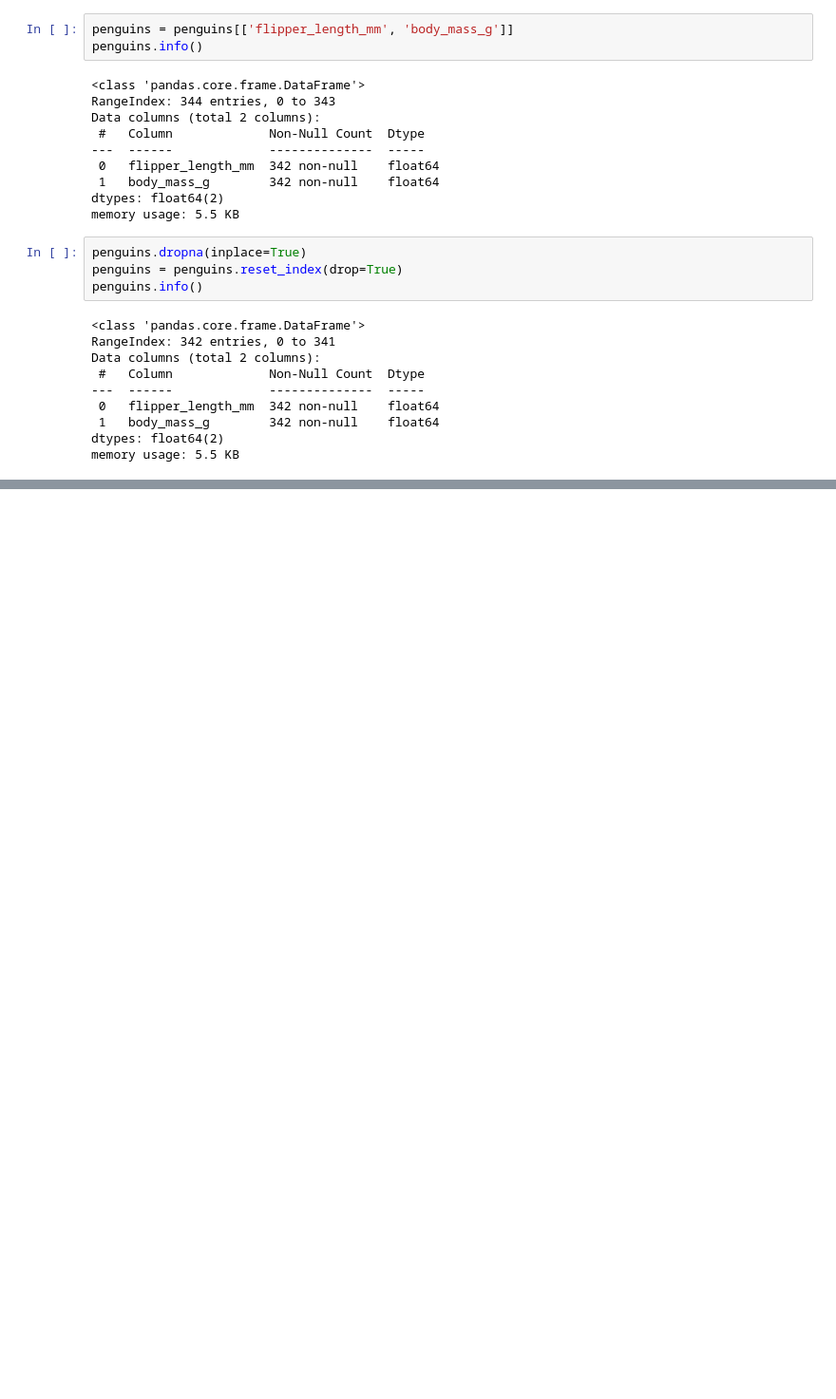
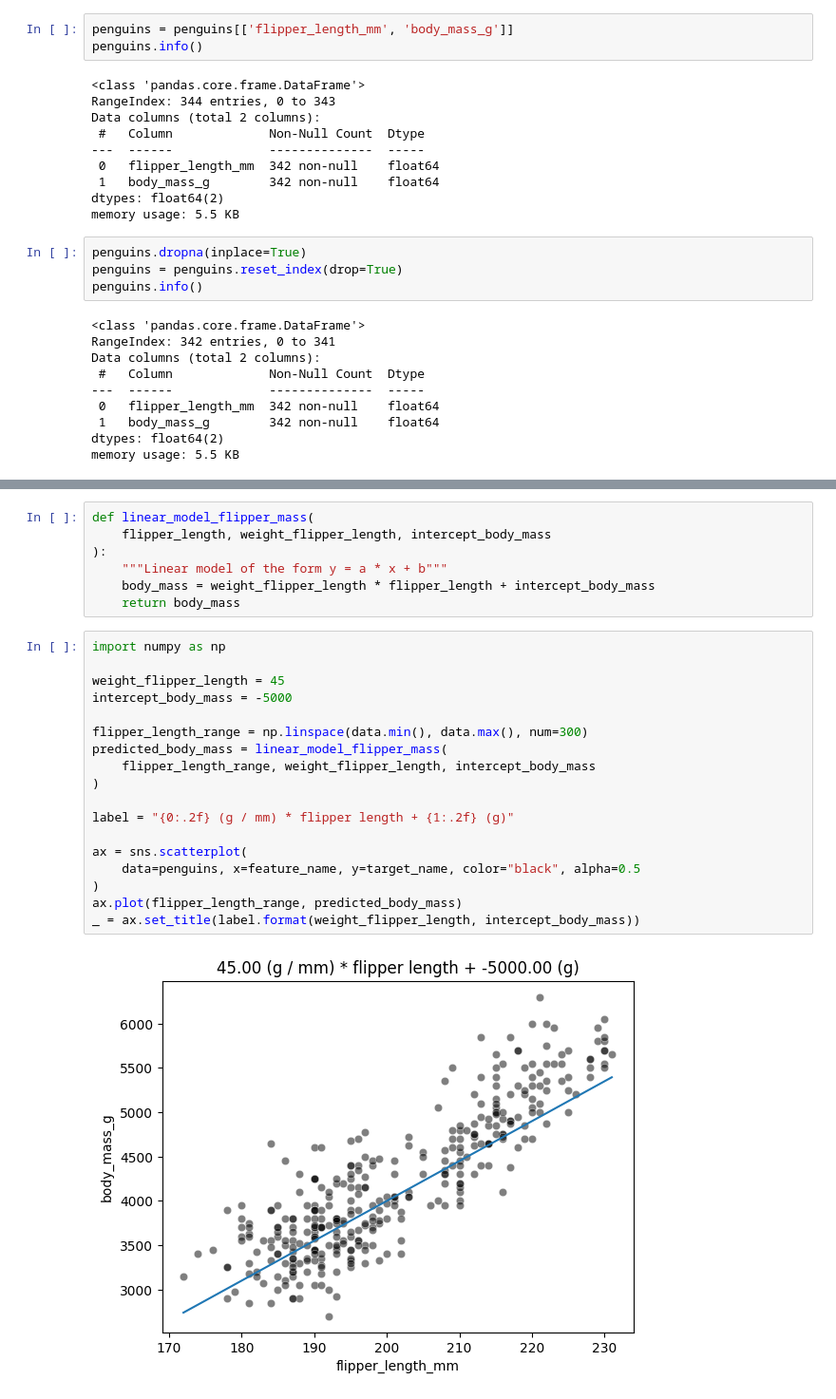
Before and after one commit to DavidGuzzi/inria, a Jupyter notebook: module_4.ipynb, the cells around one changed output, grey strips where cells are left out. Shown: that part at 95% size. Saved outputs shown, nothing was run; the diff lists cells and outputs as text; blank space fills up the shorter version.

```diff
--- a/module_4.ipynb
+++ b/module_4.ipynb
@@ -43,0 +58,27 @@ memory usage: 5.5 KB
+# %%
+def linear_model_flipper_mass(
+    flipper_length, weight_flipper_length, intercept_body_mass
+):
+    """Linear model of the form y = a * x + b"""
+    body_mass = weight_flipper_length * flipper_length + intercept_body_mass
+    return body_mass
+# %%
+import numpy as np
+
+weight_flipper_length = 45
+intercept_body_mass = -5000
+
+flipper_length_range = np.linspace(data.min(), data.max(), num=300)
+predicted_body_mass = linear_model_flipper_mass(
+    flipper_length_range, weight_flipper_length, intercept_body_mass
+)
+
+label = "{0:.2f} (g / mm) * flipper length + {1:.2f} (g)"
+
+ax = sns.scatterplot(
+    data=penguins, x=feature_name, y=target_name, color="black", alpha=0.5
+)
+ax.plot(flipper_length_range, predicted_body_mass)
+_ = ax.set_title(label.format(weight_flipper_length, intercept_body_mass))
+# %% [output]
+[figure, added]
```
Also changed, not shown: parts of 3 cells of this notebook.
